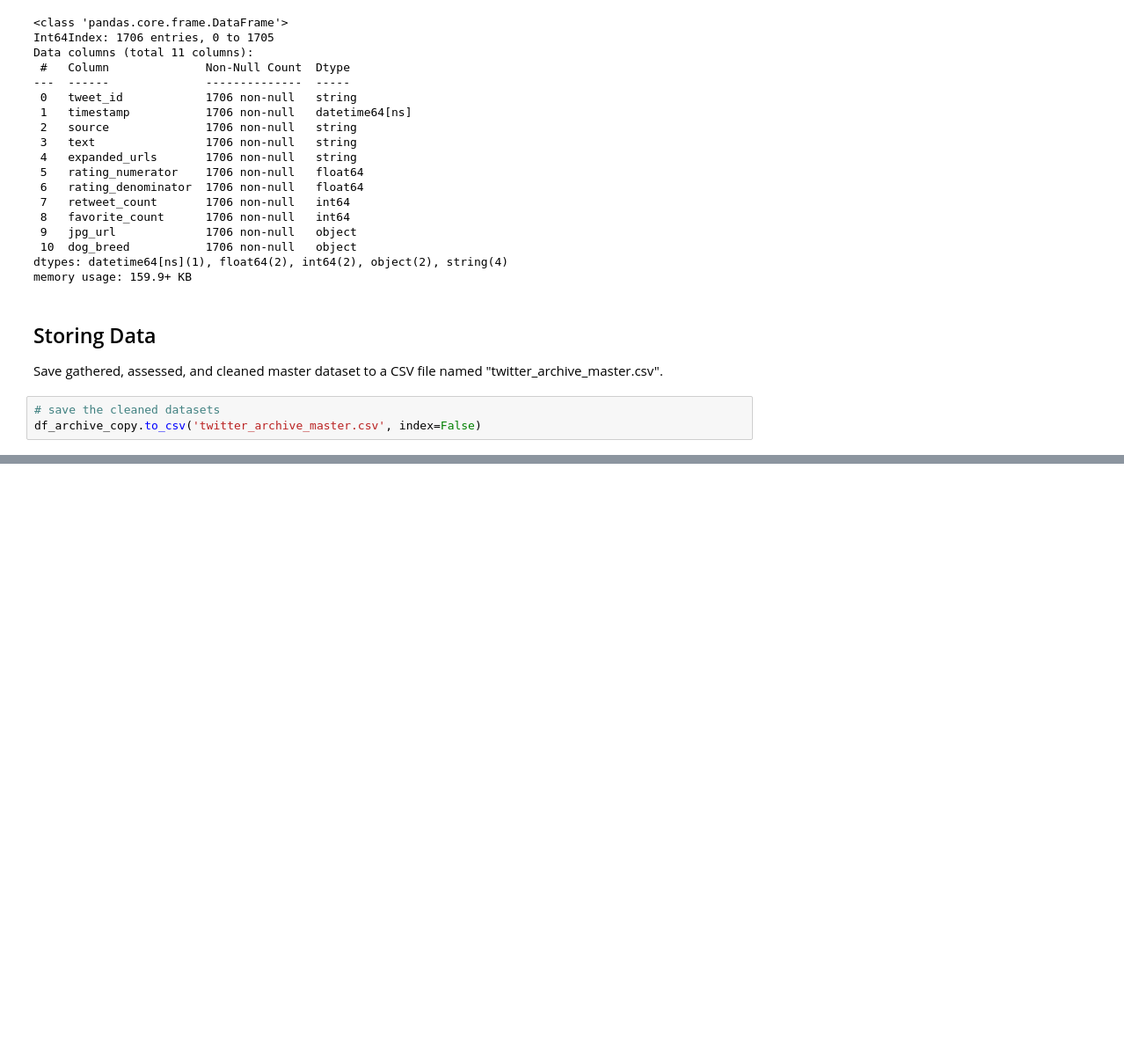
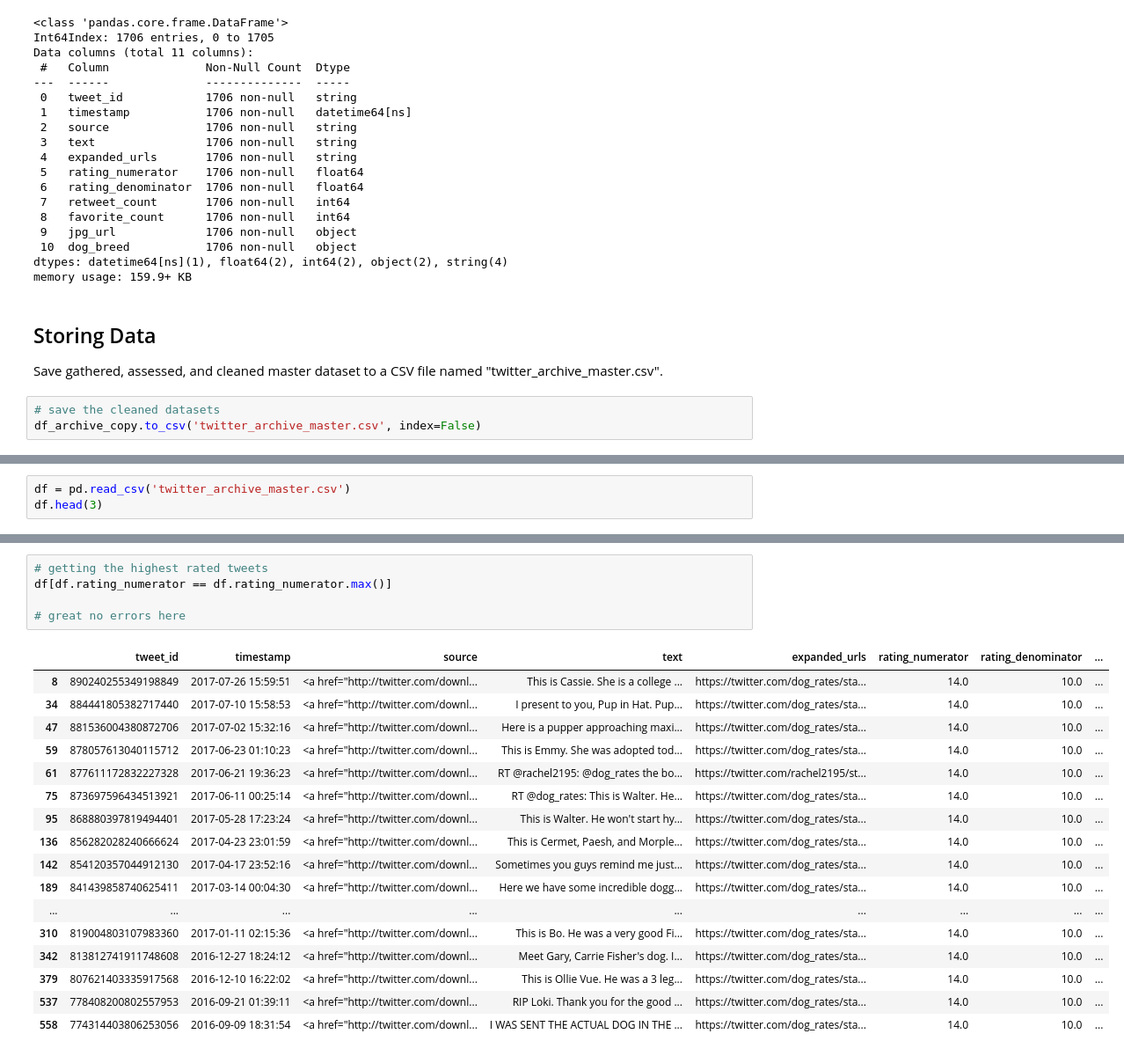
Before and after one commit to ArthurEzenwanne/wrangle-dataset-project, a Jupyter notebook: wrangle_report.ipynb, the cells around one changed output, grey strips where cells are left out. Shown at 88% size. Saved outputs shown, nothing was run; the diff lists cells and outputs as text; blank space fills up the shorter version.

```diff
--- a/wrangle_report.ipynb
+++ b/wrangle_report.ipynb
@@ -923,0 +927,3 @@ df_archive_copy.to_csv('twitter_archive_master.csv', index=False)
+# %%
+df = pd.read_csv('twitter_archive_master.csv')
+df.head(3)
@@ -923,0 +967,23 @@ df_archive_copy.to_csv('twitter_archive_master.csv', index=False)
+# %%
+# getting the highest rated tweets
+df[df.rating_numerator == df.rating_numerator.max()]
+
+# great no errors here
+# %% [output]
+|  | tweet_id | timestamp | source | text | expanded_urls | rating_numerator | rating_denominator | ... |
+| 8 | 890240255349198849 | 2017-07-26 15:59:51 | <a href="http://twitter.com/downl... | This is Cassie. She is a college ... | https://twitter.com/dog_rates/sta... | 14.0 | 10.0 | ... |
+| 34 | 884441805382717440 | 2017-07-10 15:58:53 | <a href="http://twitter.com/downl... | I present to you, Pup in Hat. Pup... | https://twitter.com/dog_rates/sta... | 14.0 | 10.0 | ... |
+| 47 | 881536004380872706 | 2017-07-02 15:32:16 | <a href="http://twitter.com/downl... | Here is a pupper approaching maxi... | https://twitter.com/dog_rates/sta... | 14.0 | 10.0 | ... |
+| 59 | 878057613040115712 | 2017-06-23 01:10:23 | <a href="http://twitter.com/downl... | This is Emmy. She was adopted tod... | https://twitter.com/dog_rates/sta... | 14.0 | 10.0 | ... |
+| 61 | 877611172832227328 | 2017-06-21 19:36:23 | <a href="http://twitter.com/downl... | RT @rachel2195: @dog_rates the bo... | https://twitter.com/rachel2195/st... | 14.0 | 10.0 | ... |
+| 75 | 873697596434513921 | 2017-06-11 00:25:14 | <a href="http://twitter.com/downl... | RT @dog_rates: This is Walter. He... | https://twitter.com/dog_rates/sta... | 14.0 | 10.0 | ... |
+| 95 | 868880397819494401 | 2017-05-28 17:23:24 | <a href="http://twitter.com/downl... | This is Walter. He won't start hy... | https://twitter.com/dog_rates/sta... | 14.0 | 10.0 | ... |
+| 136 | 856282028240666624 | 2017-04-23 23:01:59 | <a href="http://twitter.com/downl... | This is Cermet, Paesh, and Morple... | https://twitter.com/dog_rates/sta... | 14.0 | 10.0 | ... |
+| 142 | 854120357044912130 | 2017-04-17 23:52:16 | <a href="http://twitter.com/downl... | Sometimes you guys remind me just... | https://twitter.com/dog_rates/sta... | 14.0 | 10.0 | ... |
+| 189 | 841439858740625411 | 2017-03-14 00:04:30 | <a href="http://twitter.com/downl... | Here we have some incredible dogg... | https://twitter.com/dog_rates/sta... | 14.0 | 10.0 | ... |
+| ... | ... | ... | ... | ... | ... | ... | ... | ... |
+| 310 | 819004803107983360 | 2017-01-11 02:15:36 | <a href="http://twitter.com/downl... | This is Bo. He was a very good Fi... | https://twitter.com/dog_rates/sta... | 14.0 | 10.0 | ... |
+| 342 | 813812741911748608 | 2016-12-27 18:24:12 | <a href="http://twitter.com/downl... | Meet Gary, Carrie Fisher's dog. I... | https://twitter.com/dog_rates/sta... | 14.0 | 10.0 | ... |
+| 379 | 807621403335917568 | 2016-12-10 16:22:02 | <a href="http://twitter.com/downl... | This is Ollie Vue. He was a 3 leg... | https://twitter.com/dog_rates/sta... | 14.0 | 10.0 | ... |
+| 537 | 778408200802557953 | 2016-09-21 01:39:11 | <a href="http://twitter.com/downl... | RIP Loki. Thank you for the good ... | https://twitter.com/dog_rates/sta... | 14.0 | 10.0 | ... |
+| 558 | 774314403806253056 | 2016-09-09 18:31:54 | <a href="http://twitter.com/downl... | I WAS SENT THE ACTUAL DOG IN THE ... | https://twitter.com/dog_rates/sta... | 14.0 | 10.0 | ... |
```
Also changed, not shown: parts of 12 cells of this notebook.
